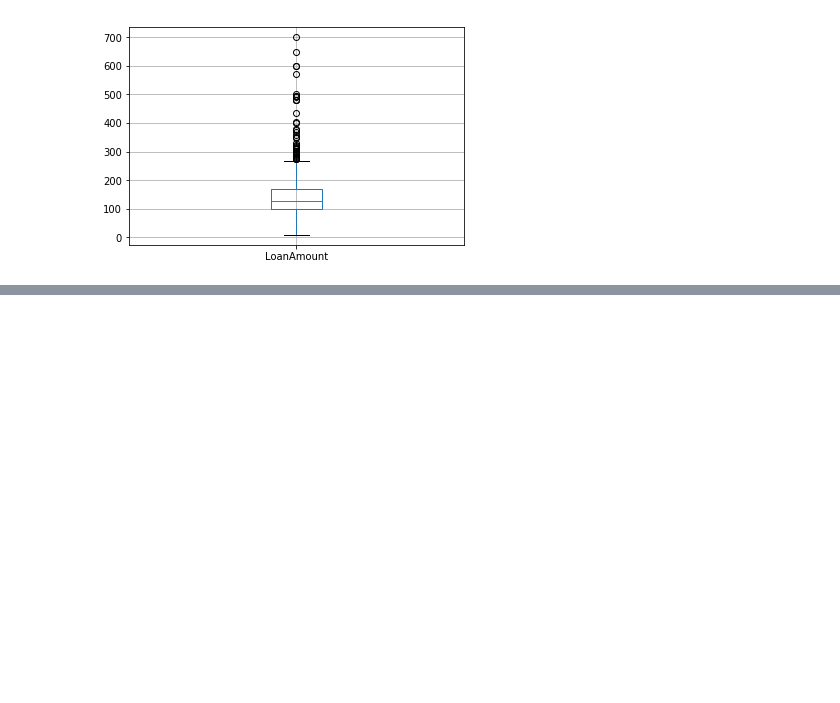
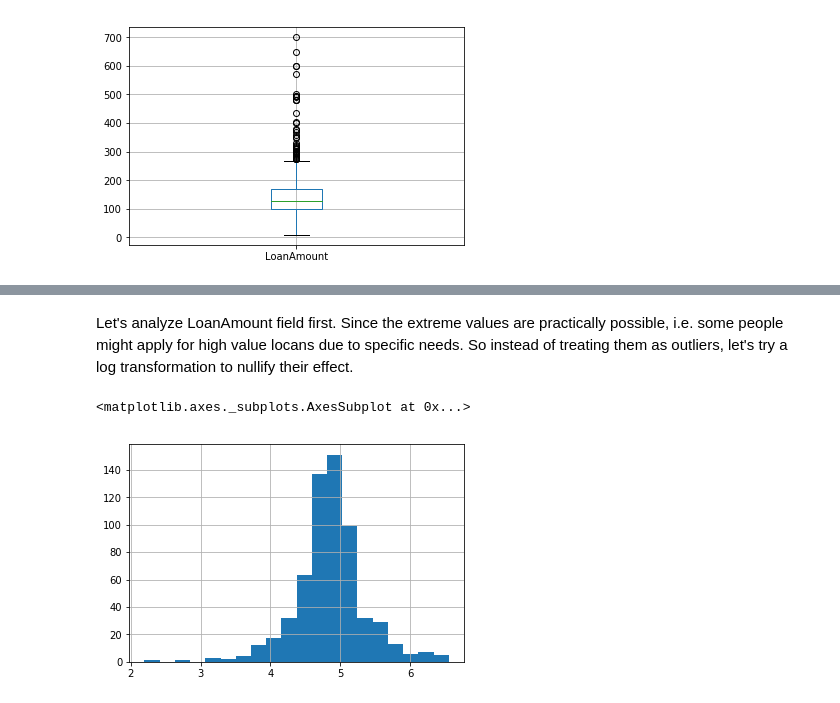
Before and after one commit to PRIYESHPES/DataScience-Loan-Prediction, a Jupyter notebook: Loan Prediction.ipynb, the cells around one changed output, grey strips where cells are left out. Cells and saved outputs as stored; diff of their text form; code cells hidden in the pictures; blank space fills up the shorter version.

```diff
--- a/Loan Prediction.ipynb
+++ b/Loan Prediction.ipynb
@@ -101,0 +157,8 @@ df.boxplot(column='LoanAmount')
+# %% [markdown]
+Let's analyze LoanAmount field first. Since the extreme values are practically possible, i.e. some people might apply for high value locans due to specific needs. So instead of treating them as outliers, let's try a log transformation to nullify their effect.
+# %%
+df['LoanAmount_log']=np.log(df['LoanAmount'])
+df['LoanAmount_log'].hist(bins=20)
+# %% [output]
+<matplotlib.axes._subplots.AxesSubplot at 0x...>
+[figure, added]
```
Also changed, not shown: parts of 22 cells of this notebook.
